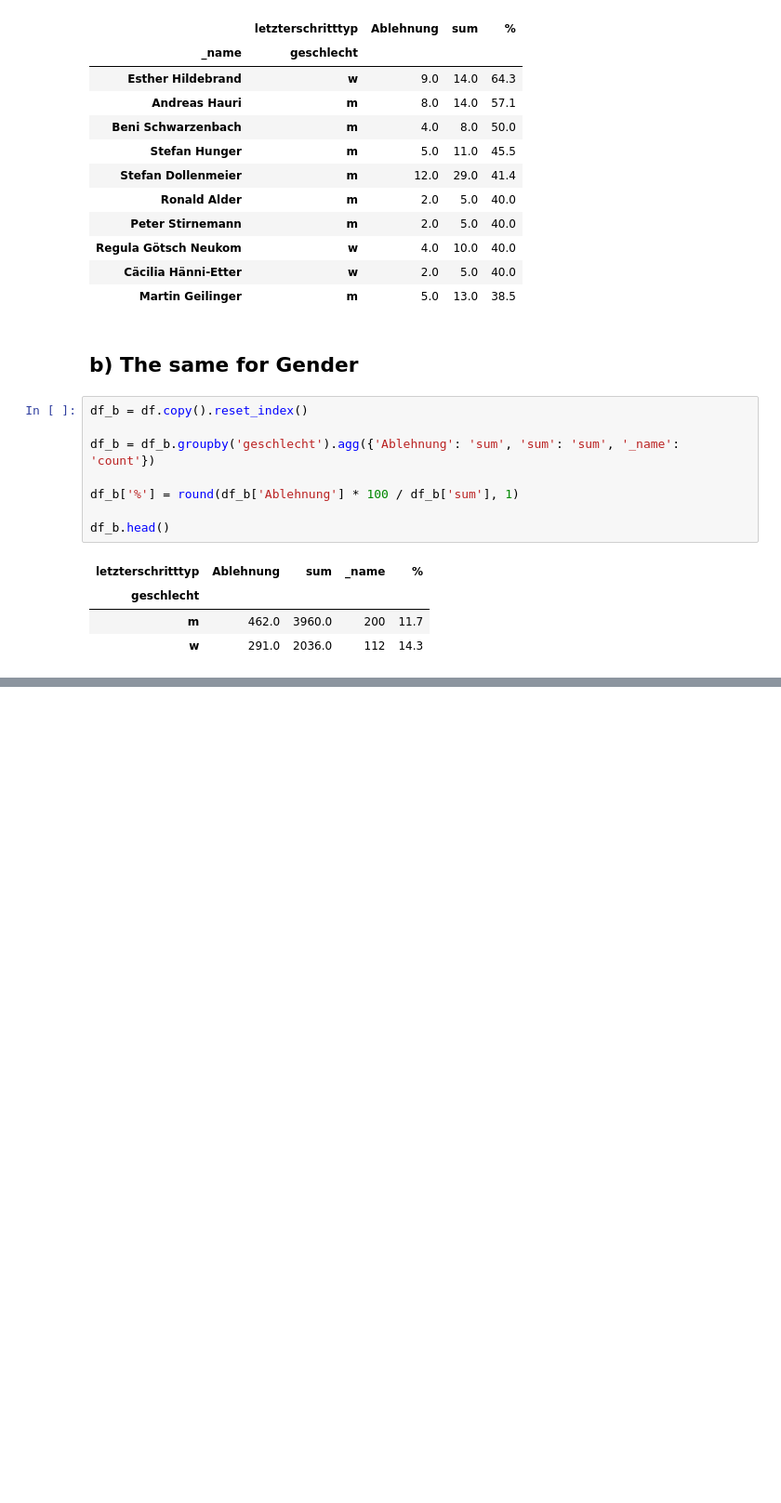
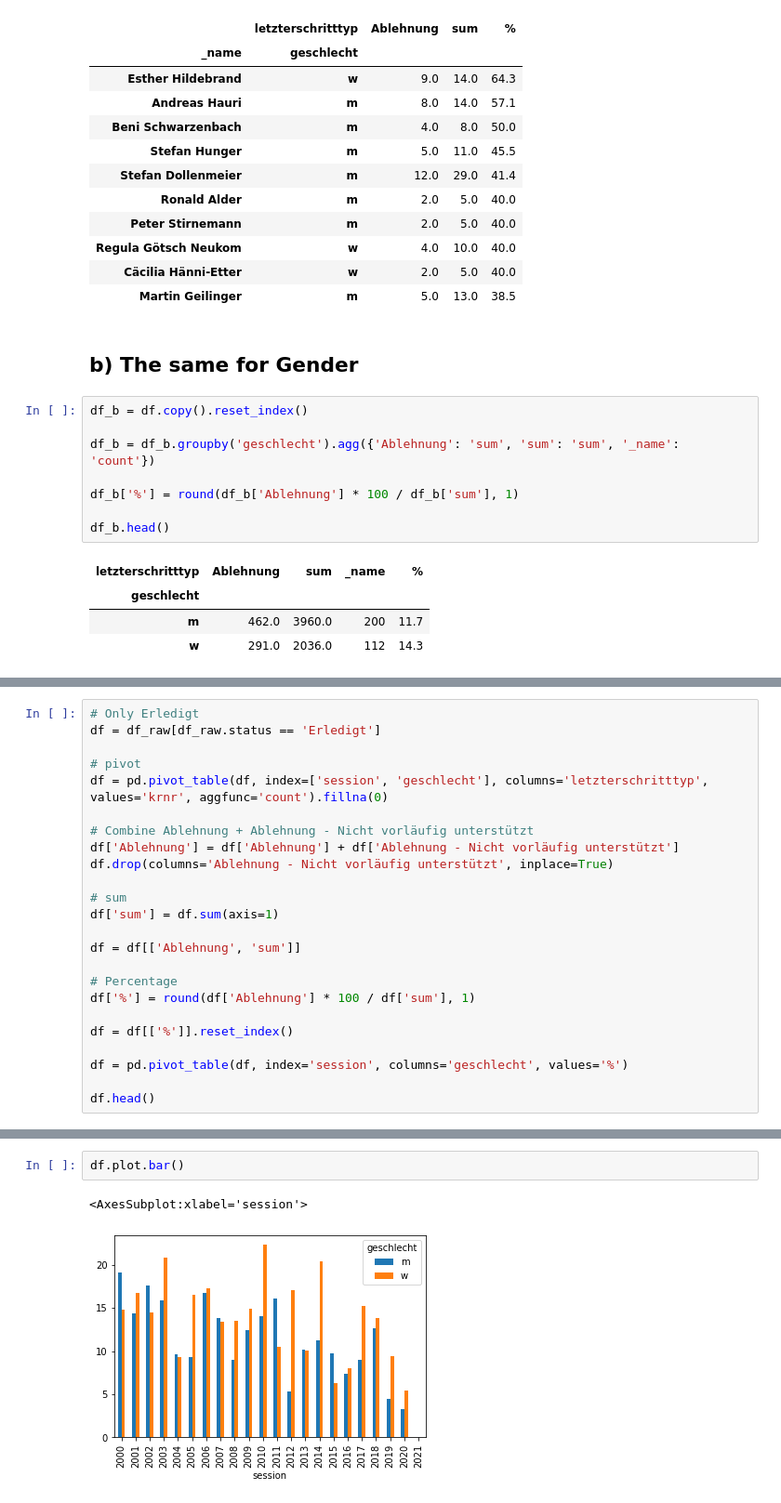
Before and after one commit to simonhuwiler/nzz_zh_kantonsrat, a Jupyter notebook: src/7_geschaefte_analyse.ipynb, the cells around one changed output, grey strips where cells are left out. Shown at 93% size. Cells and saved outputs as stored; diff of their text form; blank space fills up the shorter version.

```diff
--- a/src/7_geschaefte_analyse.ipynb
+++ b/src/7_geschaefte_analyse.ipynb
@@ -181,0 +238,24 @@ df_b.head()
+# %%
+# Only Erledigt
+df = df_raw[df_raw.status == 'Erledigt']
+
+# pivot
+df = pd.pivot_table(df, index=['session', 'geschlecht'], columns='letzterschritttyp', values='krnr', aggfunc='count').fillna(0)
+
+# Combine Ablehnung + Ablehnung - Nicht vorläufig unterstützt
+df['Ablehnung'] = df['Ablehnung'] + df['Ablehnung - Nicht vorläufig unterstützt']
+df.drop(columns='Ablehnung - Nicht vorläufig unterstützt', inplace=True)
+
+# sum
+df['sum'] = df.sum(axis=1)
+
+df = df[['Ablehnung', 'sum']]
+
+# Percentage
+df['%'] = round(df['Ablehnung'] * 100 / df['sum'], 1)
+
+df = df[['%']].reset_index()
+
+df = pd.pivot_table(df, index='session', columns='geschlecht', values='%')
+
+df.head()
@@ -181,0 +270,5 @@ df_b.head()
+# %%
+df.plot.bar()
+# %% [output]
+<AxesSubplot:xlabel='session'>
+[figure, added]
```
Also changed, not shown: parts of 7 cells of this notebook, 1 other file.
